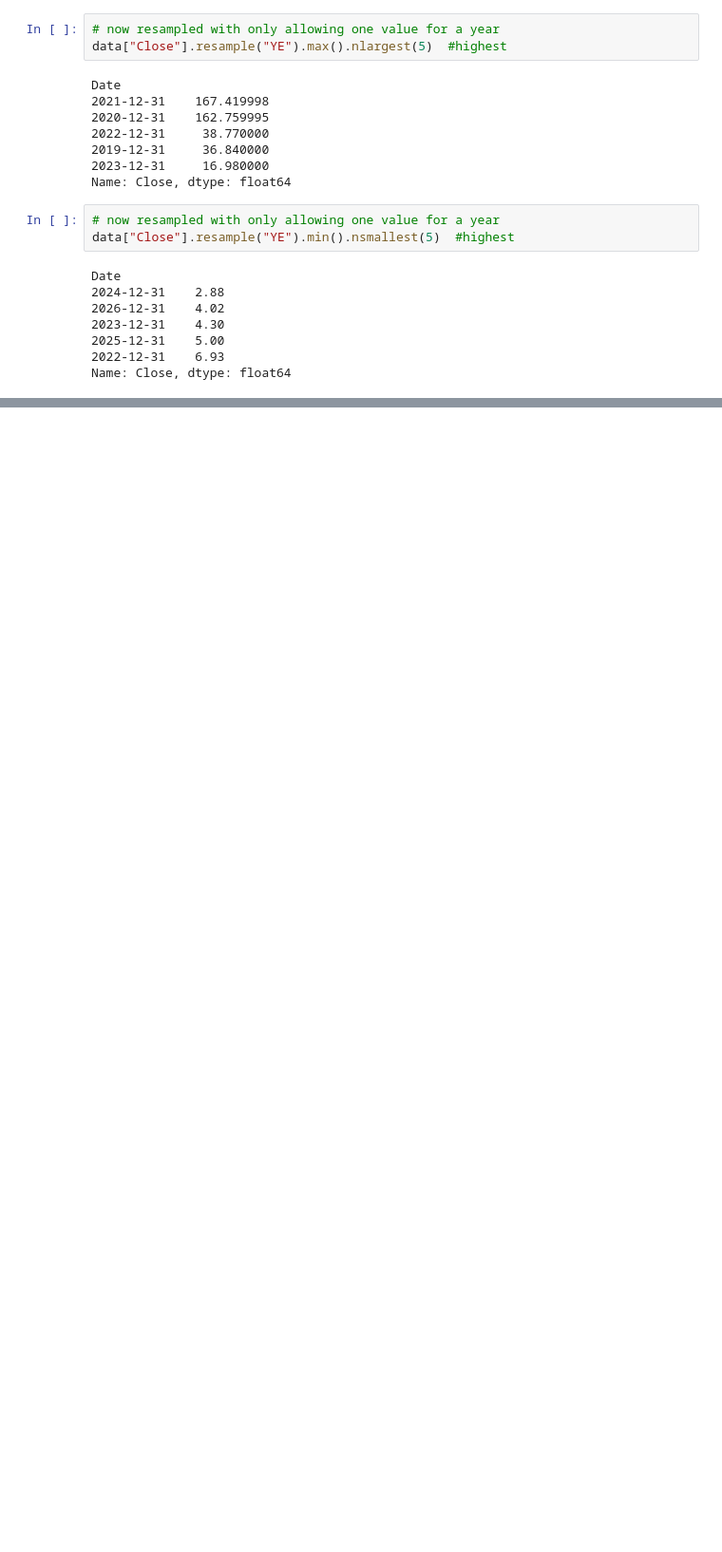
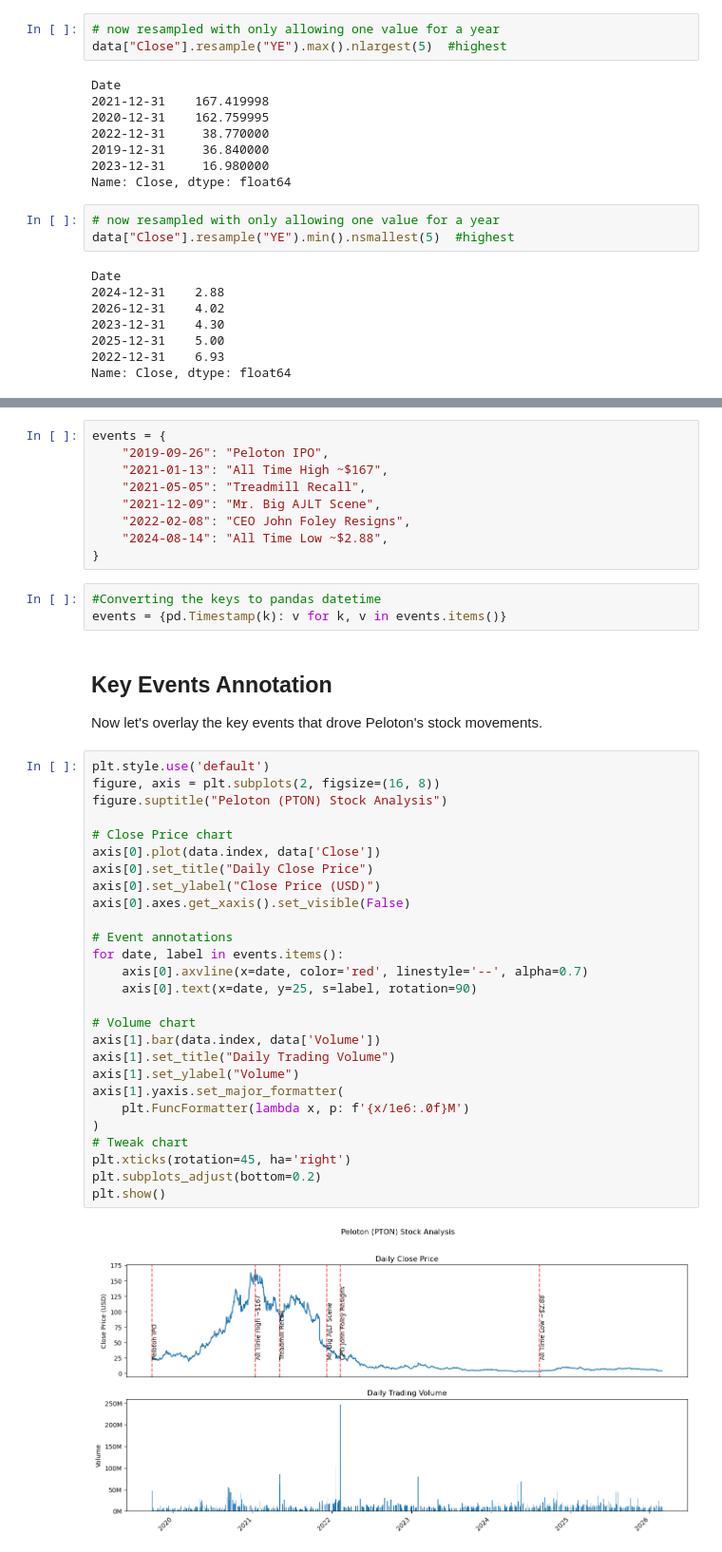
Before and after one commit to nicolerodriguez16/peloton-stock-analysis, a Jupyter notebook: peloton_analysis.ipynb, the cells around one changed output, grey strips where cells are left out. Shown at 95% size. Drawn from its saved outputs; the diff is of its cells as text; blank space fills up the shorter version.

```diff
--- a/peloton_analysis.ipynb
+++ b/peloton_analysis.ipynb
@@ -173,0 +213,44 @@ Name: Close, dtype: float64
+# %%
+events = {
+    "2019-09-26": "Peloton IPO",
+    "2021-01-13": "All Time High ~$167",
+    "2021-05-05": "Treadmill Recall",
+    "2021-12-09": "Mr. Big AJLT Scene",
+    "2022-02-08": "CEO John Foley Resigns",
+    "2024-08-14": "All Time Low ~$2.88",
+}
+# %%
+#Converting the keys to pandas datetime
+events = {pd.Timestamp(k): v for k, v in events.items()}
+# %% [markdown]
+## Key Events Annotation
+Now let's overlay the key events that drove Peloton's stock movements.
+# %%
+plt.style.use('default')
+figure, axis = plt.subplots(2, figsize=(16, 8))
+figure.suptitle("Peloton (PTON) Stock Analysis")
+
+# Close Price chart
+axis[0].plot(data.index, data['Close'])
+axis[0].set_title("Daily Close Price")
+axis[0].set_ylabel("Close Price (USD)")
+axis[0].axes.get_xaxis().set_visible(False)
+
+# Event annotations
+for date, label in events.items():
+    axis[0].axvline(x=date, color='red', linestyle='--', alpha=0.7)
+    axis[0].text(x=date, y=25, s=label, rotation=90)
+
+# Volume chart
+axis[1].bar(data.index, data['Volume'])
+axis[1].set_title("Daily Trading Volume")
+axis[1].set_ylabel("Volume")
+axis[1].yaxis.set_major_formatter(
+    plt.FuncFormatter(lambda x, p: f'{x/1e6:.0f}M')
+)
+# Tweak chart
+plt.xticks(rotation=45, ha='right')
+plt.subplots_adjust(bottom=0.2)
+plt.show()
+# %% [output]
+[figure, added]
```
Also changed, not shown: parts of 9 cells of this notebook.
